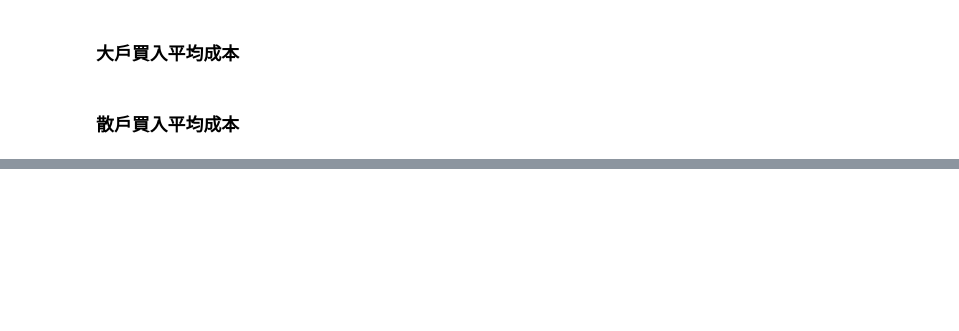
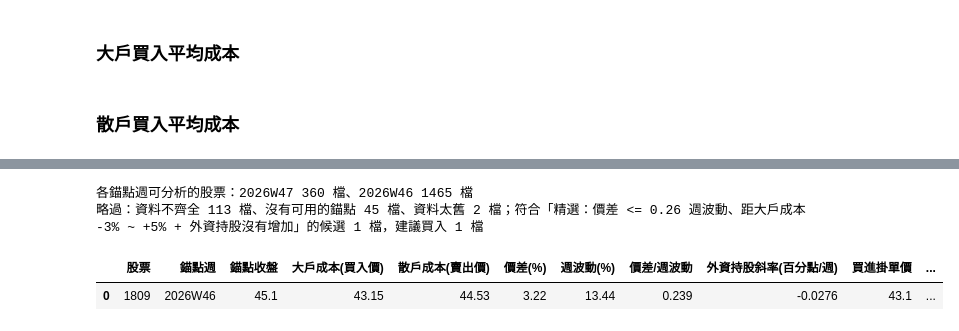
Before and after one commit to michael83988/Taiwan_Stock_Week_Term_Investment, a Jupyter notebook: WeekTermInvestment_DataProcess.ipynb, the cells around one changed output, grey strips where cells are left out. Saved outputs shown, nothing was run; the diff lists cells and outputs as text; code cells hidden in the pictures; blank space fills up the shorter version.

```diff
--- a/WeekTermInvestment_DataProcess.ipynb
+++ b/WeekTermInvestment_DataProcess.ipynb
@@ -156,6 +218,7 @@ def ensure_week_data(abbr):
 # 週次一律用 ISO 年週 (年, 第幾週)：週一到週日為一週，與 date.isocalendar() 相同，
 # 例如 date(2026, 11, 6).isocalendar()[:2] == (2026, 45)
 # 各份 CSV 同一週的日期不一定相同 (例如法人用週五 11/6、資券餘額用週一 11/2)，所以用 ISO 年週對齊
+# 抓資料時還沒結束的那一週資料不完整 (例如週三抓的股價、法人只到週二或週三)，讀取時就排除 (不會修改 csv 檔)
 
 # 大戶分組: 法人買賣超 CSV 中要加總的欄位 (投信+自營商 視為同一個大戶，同一週先相加)
 INSTITUTION_GROUPS = {"外資": ["外資(張)"], "投信+自營商": ["投信(張)", "自營商(張)"]}
@@ -170,9 +233,11 @@ def _to_number(col):
     return pd.to_numeric(col.astype(str).str.replace(",", "").str.rstrip("%"), errors="coerce")
 
 
-def read_week_csv(abbr, file_tag, data_dir=None):
+def read_week_csv(abbr, file_tag, data_dir=None, complete_weeks_only=True):
     """讀取 data_dir/ABBR 資料夾中日期最新的 ABBR_{file_tag}_YYYYMMDD.csv (data_dir 預設為 DATA_DIR)，
-    依日期由新到舊排序，並加上「年週」欄位 (ISO 年, 第幾週)"""
+    依日期由新到舊排序，並加上「年週」欄位 (ISO 年, 第幾週)
+    complete_weeks_only=True (預設)：抓資料時還沒結束的週 (見 _first_unfinished_week) 不列入；
+    只是讀進來時排除，不會修改 csv 檔"""
     path = _latest_week_file(Path(data_dir or DATA_DIR) / abbr, abbr, file_tag)
     if path is None:
         raise FileNotFoundError(f"資料夾「{abbr}」中找不到 {abbr}_{file_tag}_檔案建立年月日.csv")
@@ -180,6 +245,9 @@ def read_week_csv(abbr, file_tag, data_dir=None):
     df["_date"] = pd.to_datetime(df.iloc[:, 0], format="%Y/%m/%d")  # 第一欄是日期
     df = df.sort_values("_date", ascending=False).reset_index(drop=True)
     df["年週"] = [d.isocalendar()[:2] for d in df.pop("_date")]
+    if complete_weeks_only:
+        unfinished = _first_unfinished_week(path)
+        df = df.loc[[week < unfinished for week in df["年週"]]].reset_index(drop=True)
     return df
 
 
@@ -294,31 +362,26 @@ DISTANCE_GROUPS = 5  # 「同錨點同距離差」把 錨點收盤價 / 成本 -
 
 
 def load_stock_week_data(abbr, data_dir=None):
-    """讀取一檔股票的 5 份週資料，回傳 {檔名標籤: DataFrame}；
-    缺少任何一份、或檔案讀不到 (例如正在寫入) 就回傳 None，不會觸發 DataScrape
+    """讀取一檔股票的 5 份週資料，回傳 {檔名標籤: DataFrame}；只讀取現有的 csv，不會觸發 DataScrape
+    資料有缺就回傳 None (這檔股票直接跳過)：缺少任何一份 csv、檔案讀不到 (例如正在寫入、剛被刪除)、
+    內容無法解析，或欄位數與 DataScrape 的 WEEK_FILE_COLUMNS 不符
+    每份資料都只有抓資料時已經結束的週 (read_week_csv 已排除還沒結束的週，不會修改 csv 檔)
     除了日期、年週以外的欄位都先轉成數值，之後計算就不用每次重新轉換"""
     folder = Path(data_dir or DATA_DIR) / abbr
     if any(_latest_week_file(folder, abbr, tag) is None for tag in ds.WEEK_FILE_COLUMNS):
         return None
     data = {}
-    for tag in ds.WEEK_FILE_COLUMNS:
+    for tag, columns in ds.WEEK_FILE_COLUMNS.items():
         try:
             df = read_week_csv(abbr, tag, data_dir)
-        except ValueError:
+        except (ValueError, OSError):  # 內容無法解析，或檔案正在寫入、剛被刪除
+            return None
+        if df.shape[1] - 1 != len(columns):  # 欄位數不對 (最後一欄是 read_week_csv 加上的年週)
             return None
         for col in df.columns[1:-1]:  # 第一欄是日期、最後一欄是年週
             df[col] = _to_number(df[col])
         data[tag] = df
     return data
-
-
-def _first_unfinished_week(price_path):
-    """抓資料當週如果還沒收盤，那一週的週K線不完整，不能當作「未來」的完整一週。
-    回傳第一個不完整的年週：週一 ~ 週五抓的是當週；週六、週日抓的 (當週已收盤) 是下一週"""
-    created = datetime.strptime(Path(price_path).stem[-8:], "%Y%m%d")
-    if created.weekday() >= 5:
-        created += timedelta(days=7)
-    return created.isocalendar()[:2]
 
 
 def _trend_slope(values):
@@ -349,6 +412,7 @@ def is_buy_signal(slopes):
 def backtest_buy_signal(input_week_nums, output_week_num, data_dir=None):
     """對 data_dir 中每一檔股票、每個 input_week_num、每個可用的錨點做回測，回傳 DataFrame (每列一個樣本)
     - 錨點要讓 5 份資料都有往前 input_week_num 筆，且之後有 output_week_num 週已結束的股價
+      (還沒結束的週在 read_week_csv 讀取時已排除)
     - 缺少 5 份 csv 的股票會跳過；只讀取現有的 csv，不會觸發 DataScrape"""
     data_dir = Path(data_dir or DATA_DIR)
     rows, incomplete, errors = [], [], []
@@ -360,15 +424,14 @@ def backtest_buy_signal(input_week_nums, output_week_num, data_dir=None):
             continue
         price = data[ds.PRICE_FILE_TAG]
         weeks = {tag: list(df["年週"]) for tag, df in data.items()}  # 各份資料的年週 (由新到舊)
-        current_week = _first_unfinished_week(_latest_week_file(folder, abbr, ds.PRICE_FILE_TAG))
         for n in input_week_nums:
             # 錨點必須出現在每一份資料中，所以只需要從其中一份 (資券餘額，筆數最少) 的年週裡找
             for pivot in weeks[MARGIN_FILE_TAG]:
                 if not all(pivot in w and w.index(pivot) + n <= len(w) for w in weeks.values()):
                     continue
                 p = weeks[ds.PRICE_FILE_TAG].index(pivot)
-                future = price.iloc[max(p - output_week_num, 0) : p]  # 錨點之後的週 (由新到舊)
-                if len(future) < output_week_num or future["年週"].iloc[0] >= current_week:
+                future = price.iloc[max(p - output_week_num, 0) : p]  # 錨點之後已結束的週 (由新到舊)
+                if len(future) < output_week_num or future[["高", "低", "收"]].isna().any().any():  # 週數不夠或股價有缺值
                     continue
                 try:
                     slopes = buy_signal_slopes(data, pivot, n)
@@ -698,0 +1154,11 @@ for name in ROUND_TRIP_COSTS:
+# %%
+# ===== 執行：本週建議買入 (C：精選 2 週模式，不停損) =====
+# 只讀取 DataCollection (DATA_DIR) 中現有的 csv，不會觸發 DataScrape
+recommendations, recommendation_candidates = recommend_trades("C：精選 2 週模式 (推薦)", INPUT_WEEK_NUM, DATA_DIR)
+display(recommendations)
+# recommendation_candidates 是同樣條件的全部候選；模式有 top_k (每週只買前幾檔) 時，才會比 recommendations 多
+# %% [output]
+各錨點週可分析的股票：2026W47 360 檔、2026W46 1465 檔
+略過：資料不齊全 113 檔、沒有可用的錨點 45 檔、資料太舊 2 檔；符合「精選：價差 <= 0.26 週波動、距大戶成本 -3% ~ +5% + 外資持股沒有增加」的候選 1 檔，建議買入 1 檔
+|  | 股票 | 錨點週 | 錨點收盤 | 大戶成本(買入價) | 散戶成本(賣出價) | 價差(%) | 週波動(%) | 價差/週波動 | 外資持股斜率(百分點/週) | 買進掛單價 | ... |
+| 0 | 1809 | 2026W46 | 45.1 | 43.15 | 44.53 | 3.22 | 13.44 | 0.239 | -0.0276 | 43.1 | ... |
```
Also changed, not shown: parts of 18 cells of this notebook, 1 other file.
